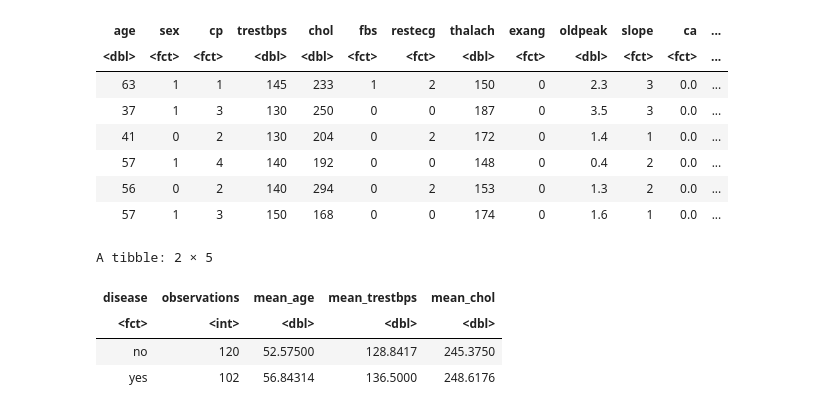
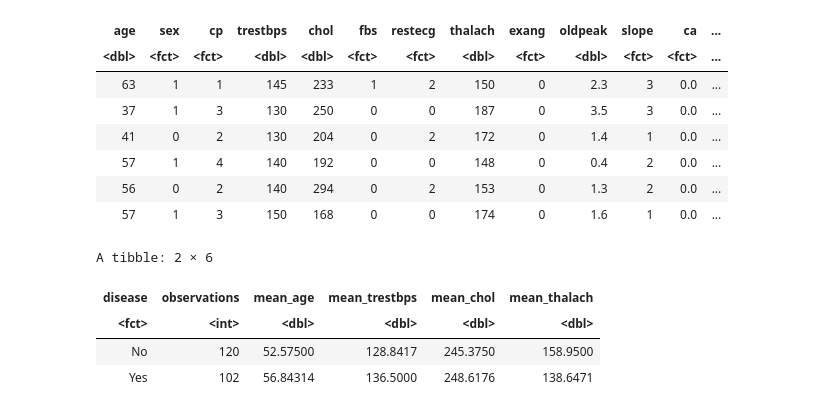
Before and after one commit to auraaaaura/dsci-100-2023-group-44, a Jupyter notebook: group44_project_proposal.ipynb, the cells around one changed output. Saved outputs shown, nothing was run; the diff lists cells and outputs as text; code cells hidden in the pictures.

```diff
--- a/group44_project_proposal.ipynb
+++ b/group44_project_proposal.ipynb
@@ -25,20 +38,24 @@ library(repr)
 # %%
-# set the seed
+# Setting the seed
 set.seed(1)
-# load data and data wrangling
+
+# Loading data, assigning column names, and data wrangling
 heart <- read_csv("processed.cleveland.data", col_names = FALSE, show_col_types = FALSE)
 colnames(heart) <- c("age", "sex", "cp", "trestbps", "chol", "fbs", "restecg",
                      "thalach", "exang", "oldpeak", "slope", "ca", "thal", "num")
 heart <- heart |>
-    mutate(disease = as.factor(case_when(num == 0 ~ 'no', num > 0 ~ 'yes'))) |>
+    mutate(disease = as.factor(case_when(num > 0 ~ "Yes", num == 0 ~ "No"))) |>
     mutate(sex = as.factor(sex), cp = as.factor(cp), fbs = as.factor(fbs),
            restecg = as.factor(restecg), exang = as.factor(exang), slope = as.factor(slope),
            ca = as.factor(ca), thal = as.factor(thal), num = as.factor(num))
+
+# Converting "?" in cells into "NA"
 heart[heart == "?"] <- NA
-# remove missing values
+
+# Removing missing values
 heart <- na.omit(heart)
+
 head(heart)
-summary(heart)
 # %% [output]
 A tibble: 6 × 15
 | age | sex | cp | trestbps | chol | fbs | restecg | thalach | exang | oldpeak | slope | ca | ... |
@@ -86,15 +85,19 @@ A tibble: 6 × 15
 | 56 | 0 | 2 | 140 | 294 | 0 | 2 | 153 | 0 | 1.3 | 2 | 0.0 | ... |
 | 57 | 1 | 3 | 150 | 168 | 0 | 0 | 174 | 0 | 1.6 | 1 | 0.0 | ... |
 # %%
-# data summary
+# Summary of data
 heart_summary <- heart_train |>
                  group_by(disease) |>
-                 summarize(observations = n(), mean_age = mean(age), mean_trestbps = mean(trestbps),mean_chol = mean(chol))
+                 summarize(observations = n(),
+                           mean_age = mean(age),
+                           mean_trestbps = mean(trestbps),
+                           mean_chol = mean(chol),
+                           mean_thalach = mean(thalach))
 heart_summary
 # %% [output]
-A tibble: 2 × 5
+A tibble: 2 × 6
-| disease | observations | mean_age | mean_trestbps | mean_chol |
-| <fct> | <int> | <dbl> | <dbl> | <dbl> |
-| no | 120 | 52.57500 | 128.8417 | 245.3750 |
-| yes | 102 | 56.84314 | 136.5000 | 248.6176 |
+| disease | observations | mean_age | mean_trestbps | mean_chol | mean_thalach |
+| <fct> | <int> | <dbl> | <dbl> | <dbl> | <dbl> |
+| No | 120 | 52.57500 | 128.8417 | 245.3750 | 158.9500 |
+| Yes | 102 | 56.84314 | 136.5000 | 248.6176 | 138.6471 |
 # %%
```
Also changed, not shown: parts of 7 cells of this notebook.
